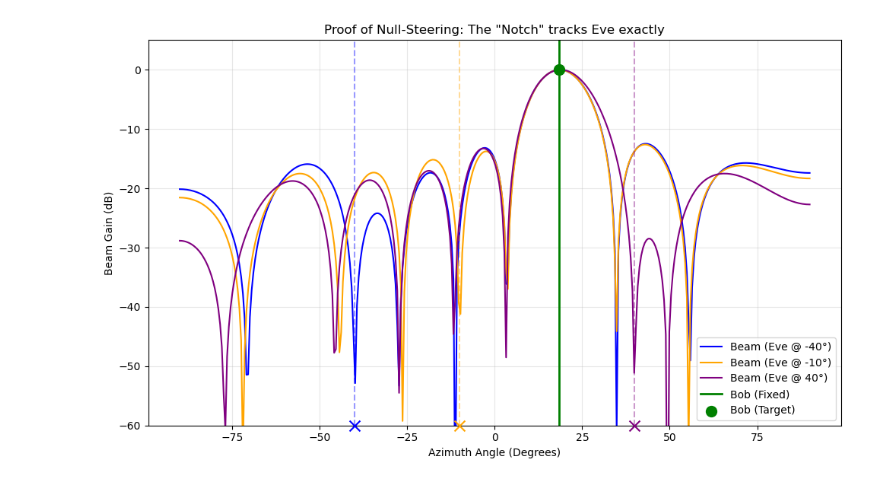
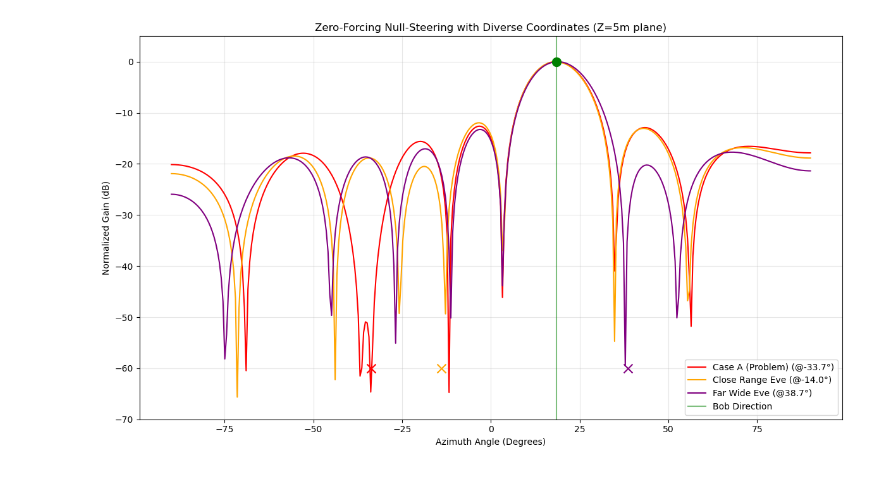
Before and after one commit to Muhammed9991/ISAC-Research-Notes, a Jupyter notebook: simulation.ipynb, the cells around one changed output. Saved outputs shown, nothing was run; the diff lists cells and outputs as text; code cells hidden in the pictures.

Commit message:
fix: add different coordinates and case a cordinates to test calculations

```diff
--- a/simulation.ipynb
+++ b/simulation.ipynb
@@ -167,13 +2,15 @@ Python sim calc for w_0:  0.0140 + 0.0005j
 import numpy as np
 import matplotlib.pyplot as plt
 
-# --- 1. System Setup (Exact Formulas) ---
+# --- System Setup ---
 Ny, Nz = 8, 8
 d_lam = 0.5
 
-# Bob's Fixed Position
-theta_bob_deg = 18.43
-phi_bob_deg = 9.46
+def get_angles_from_xyz(x, y, z):
+    # Calculate Azimuth (theta) and Elevation (phi) from coordinates
+    theta = np.degrees(np.arctan2(y, x))
+    phi = np.degrees(np.arctan2(z, x))
+    return theta, phi
 
 def get_steering_vector(theta_deg, phi_deg):
     theta = np.radians(theta_deg)
@@ -183,67 +20,67 @@ def get_steering_vector(theta_deg, phi_deg):
     a_y = np.exp(-1j * psi_y)
     m = np.arange(Nz)
     psi_z = 2 * np.pi * d_lam * m * np.sin(phi)
     a_z = np.exp(-1j * psi_z)
     return np.kron(a_z, a_y).reshape(-1, 1)
 
-h_bob = get_steering_vector(theta_bob_deg, phi_bob_deg)
+# --- Define Coordinates ---
+# Bob is fixed at (30, 10, 5)
+bob_pos = (30, 10, 5)
+theta_bob, phi_bob = get_angles_from_xyz(*bob_pos)
+h_bob = get_steering_vector(theta_bob, phi_bob)
 
-# --- 2. Simulation Loop ---
-capture_angles = [-40, -10, 40] # Three different "Eve" positions to test
-captured_patterns = {}
+# Dictionary of Eves with diverse coordinates
+eves = {
+    "Case A (Problem)": (30, -20, 5),   # The required problem case
+    "Close Range Eve":  (20, -5, 5),    # Test 1: Closer and negative angle
+    "Far Wide Eve":     (50, 40, 5)     # Test 2: Further and positive angle
+}
 
-for ang in capture_angles:
-    # Generate Eve's Channel
-    h_eve = get_steering_vector(ang, phi_bob_deg)
+# --- Simulation & Plotting ---
+plt.figure(figsize=(12, 7))
+colors = ['red', 'orange', 'purple']
+
+for i, (name, pos) in enumerate(eves.items()):
+    # 1. Convert Eve's XYZ to Angles
+    theta_eve, phi_eve = get_angles_from_xyz(*pos)
+
+    # 2. Generate Channel & Weights
+    h_eve = get_steering_vector(theta_eve, phi_eve)
 
     # Calculate Zero-Forcing Weights
     norm_eve_sq = np.real(np.vdot(h_eve, h_eve))
     P_eve = (h_eve @ h_eve.conj().T) / norm_eve_sq
     w_unscaled = (np.eye(Ny*Nz) - P_eve) @ h_bob
 
-    # Normalise
+    # Normalise to Unity Gain at Bob
     gain_temp = np.vdot(w_unscaled, h_bob)
     w = w_unscaled * (1.0 / np.conj(gain_temp))
 
-    # Scan the beam pattern
+    # 3. Scan Pattern (Azimuth Cut at Bob's Elevation)
     scan_ax = np.linspace(-90, 90, 360)
     pattern = []
     for s in scan_ax:
-        a_scan = get_steering_vector(s, phi_bob_deg)
+        # We scan at Bob's elevation to see the main beam
+        a_scan = get_steering_vector(s, phi_bob)
         resp = np.abs(np.vdot(w, a_scan))**2
         pattern.append(10 * np.log10(resp + 1e-9))
-    captured_patterns[ang] = (scan_ax, pattern)
 
-# --- 3. Visualization ---
-plt.figure(figsize=(10, 6))
+    # 4. Plot
+    color = colors[i % len(colors)]
+    plt.plot(scan_ax, pattern, color=color, linewidth=1.5, label=f'{name} (@{theta_eve:.1f}°)')
+    # Mark the null
+    plt.scatter([theta_eve], [-60], marker='x', s=100, color=color, zorder=10)
 
-colors = ['blue', 'orange', 'purple']
-
-for i, ang in enumerate(capture_angles):
-    x_data, y_data = captured_patterns[ang]
-    color = colors[i]
-
-    # Plot the beam pattern
-    plt.plot(x_data, y_data, color=color, linewidth=1.5, label=f'Beam (Eve @ {ang}°)')
-
-    # 1. The Dotted Line (Visual Guide for Angle)
-    plt.axvline(ang, color=color, linestyle='--', alpha=0.4)
-
-    # 2. The "x" Marker (Proof of Null Depth)
-    # We place it at -60dB to show "it hits rock bottom here"
-    plt.scatter([ang], [-60], marker='x', s=100, color=color, zorder=10, clip_on=False)
-
-# Mark Bob
-plt.axvline(theta_bob_deg, color='green', linestyle='-', linewidth=2, label='Bob (Fixed)')
-plt.scatter([theta_bob_deg], [0], marker='o', s=100, color='green', zorder=10, label='Bob (Target)')
-
-plt.title('Proof of Null-Steering: The "Notch" tracks Eve exactly')
+# Visuals
+plt.axvline(theta_bob, color='green', linestyle='-', alpha=0.5, label='Bob Direction')
+plt.scatter([theta_bob], [0], marker='o', s=100, color='green', zorder=10)
+plt.title(f'Zero-Forcing Null-Steering with Diverse Coordinates (Z=5m plane)')
 plt.xlabel('Azimuth Angle (Degrees)')
-plt.ylabel('Beam Gain (dB)')
-plt.ylim(-60, 5)
+plt.ylabel('Normalized Gain (dB)')
+plt.ylim(-70, 5)
 plt.grid(True, alpha=0.3)
 plt.legend(loc='lower right')
 plt.tight_layout()
 plt.show()
 # %% [output]
-[figure, old version]
+[figure, new version]
```
Also changed, not shown: parts of 1 cell of this notebook.
